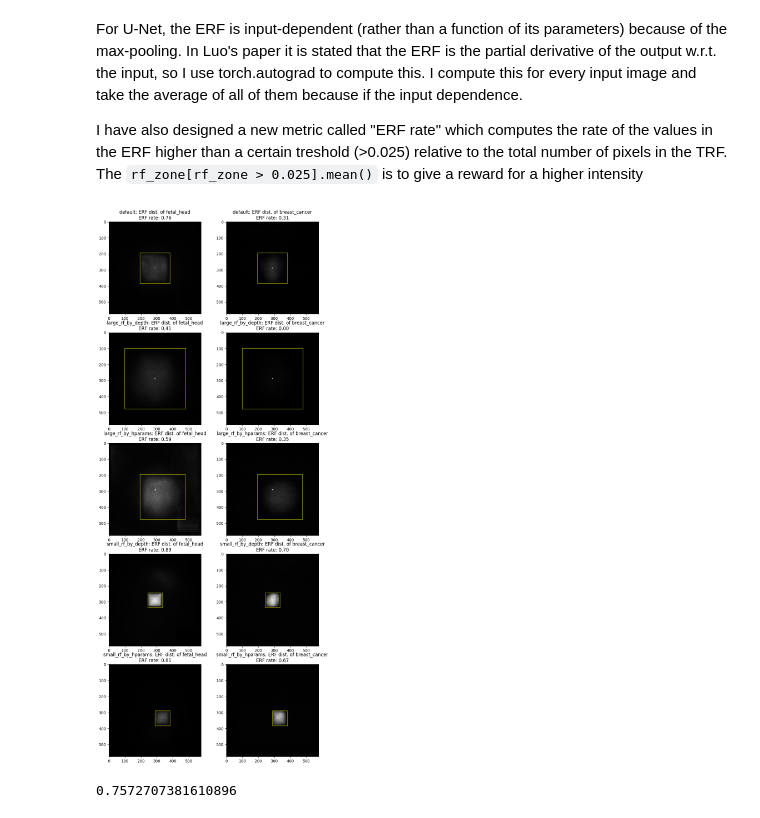
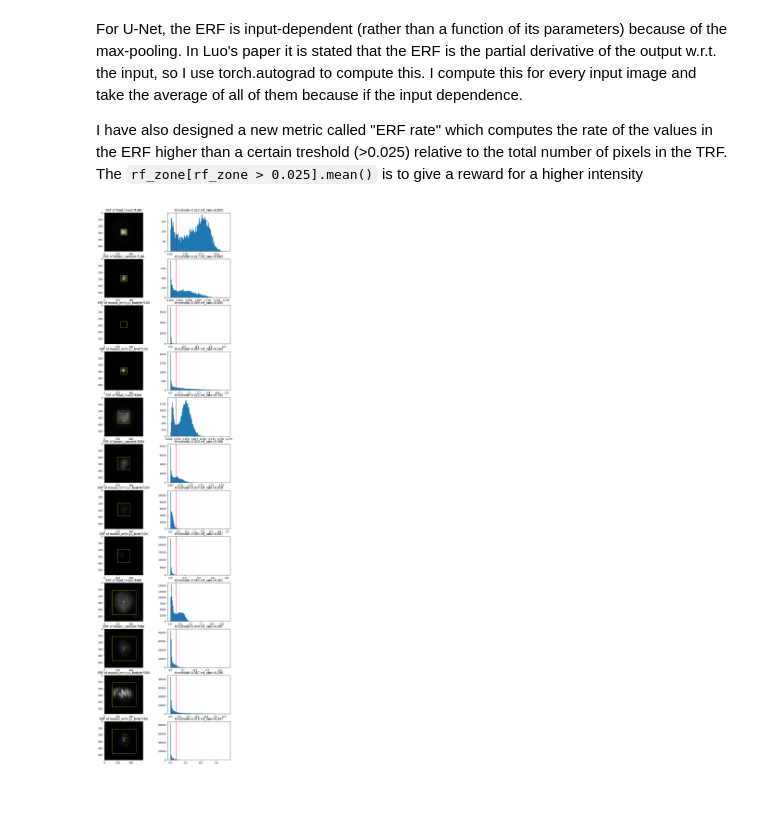
Before and after one commit to vinloo/u-net-receptive-field-study, a Jupyter notebook: study_erf.ipynb, the cells around one changed output. Saved outputs shown, nothing was run; the diff lists cells and outputs as text; code cells hidden in the pictures.

Commit message:
histogram based ERF rate

```diff
--- a/study_erf.ipynb
+++ b/study_erf.ipynb
@@ -21,9 +23,11 @@ For U-Net, the ERF is input-dependent (rather than a function of its parameters)
 
 I have also designed a new metric called "ERF rate" which computes the rate of the values in the ERF higher than a certain treshold (>0.025) relative to the total number of pixels in the TRF. The `rf_zone[rf_zone > 0.025].mean()` is to give a reward for a higher intensity
 # %%
-configs = ["default", "large_rf_by_depth", "large_rf_by_hparams", "small_rf_by_depth", "small_rf_by_hparams"]
+configs = ["trf100", "trf204", "trf360"]
 
-fig, axs = plt.subplots(len(configs), 2, figsize=(10, 25))
+fig, axs = plt.subplots(len(configs) * len(ALL_DATASETS), 2, figsize=(10, 40))
+
+row = 0
 
 for m, configname in enumerate(configs):
 
@@ -31,12 +35,12 @@ for m, configname in enumerate(configs):
     model = UNet(config).to(device)
     trf, pos = model.pixel_trf(576//2, 576//2), (576//2, 576//2)
 
-    for n, dataset_name in enumerate(["fetal_head", "breast_cancer"]):
-        model.load_state_dict(torch.load(f"BACKUP RESULTS/{configname}/{dataset_name}_best_model.pt")["model_state_dict"])
+    for dataset_name in ALL_DATASETS:
+        model.load_state_dict(torch.load(f"out/{dataset_name}/{configname}/best_model.pt")["model_state_dict"])
         # model.eval()
 
-        inputs = glob.glob(os.path.join(f"data/preprocessed/{dataset_name}/*", "*.png"))
-        masks = glob.glob(os.path.join(f"data/preprocessed/{dataset_name}/*/masks", "*.png"))
+        inputs = glob.glob(os.path.join(f"data/preprocessed/{dataset_name}/test", "*.png"))
+        masks = glob.glob(os.path.join(f"data/preprocessed/{dataset_name}/test/masks", "*.png"))
         dataset_test = SegmentationDataset(inputs, masks)
         dataloader_test = DataLoader(dataset_test, shuffle=True)
 
@@ -49,52 +53,51 @@ for m, configname in enumerate(configs):
             out_center = out[:, :, 288, 288]
 
             d = torch.autograd.grad(out_center, x)[0]
 
             # normalize for visualization
             d = torch.abs(d)
             d = (d - d.min()) / (d.max() - d.min())
 
             img = d.detach().cpu().numpy()
             img = np.squeeze(img)
 
             dist[:, :, i] = img
 
 
         img = np.mean(dist, axis=2)
 
-        # plot ERF
-        axs[m, n].imshow(img, cmap="gray")
+        axs[row, 0].imshow(img, cmap="gray")
 
-        # plot TRF
         start = trf[0, 0], trf[0, 1]
         len_x = trf[1, 0] - trf[0, 0] + 1
         len_y = trf[1, 1] - trf[0, 1] + 1
         patch = patches.Rectangle(start, len_x, len_y, linewidth=1, edgecolor='y', facecolor='none')
-        axs[m, n].add_patch(patch)
+        axs[row, 0].add_patch(patch)
+        axs[row, 0].set_title(f"ERF of {dataset_name}/{configname}")
 
-        # compute ERF rate
         rf_zone = img[start[0]:start[0] + len_y, start[1]:start[1]+len_x]
-        erf_rate = np.sum(rf_zone > 0.025) / (len_x*len_y) * (1 + rf_zone[rf_zone > 0.025].mean())
 
-        axs[m, n].set_title(f"{configname}: ERF dist. of {dataset_name}\nERF rate: {erf_rate:.2f}")
+        data = rf_zone.ravel()
+        nbins = 100
+        hist, bin_edges = np.histogram(data, bins=nbins)
+        bin_centers = (bin_edges[1:] + bin_edges[:-1]) / 2
+
+        axs[row, 1].hist(data, bins=nbins)
+        n_range = nbins // 10
+
+        for i, bin in enumerate(hist):
+            if bin < np.mean(hist[i-n_range:i+n_range//2]):
+                threshold = bin_centers[i]
+                erf_rate = np.sum(rf_zone > threshold) / (len_x*len_y) * (1 + rf_zone[rf_zone > threshold].mean())
+                axs[row, 1].set_title(f"threshold={threshold:.3f} erf_rate={erf_rate:.3f}")
+                axs[row, 1].axvline(x=threshold, color="red")
+                break
+
+        row += 1
 
     del model
 
 
 plt.show()
 # %% [output]
-[figure, old version]
+[figure, new version]
-# %%
-from utils.metrics import erf_rate
-
-device = "cuda"
-dataset_name = "fetal_head"
-configname = "default"
-
-config = load_config(configname)
-model = UNet(config).to(device)
-model.load_state_dict(torch.load(f"BACKUP RESULTS/{configname}/{dataset_name}_best_model.pt")["model_state_dict"])
-
-erf_rate(model, dataset_name)
-# %% [output]
-0.7572707381610896
```
Also changed, not shown: parts of 1 cell of this notebook, 2 other files.
